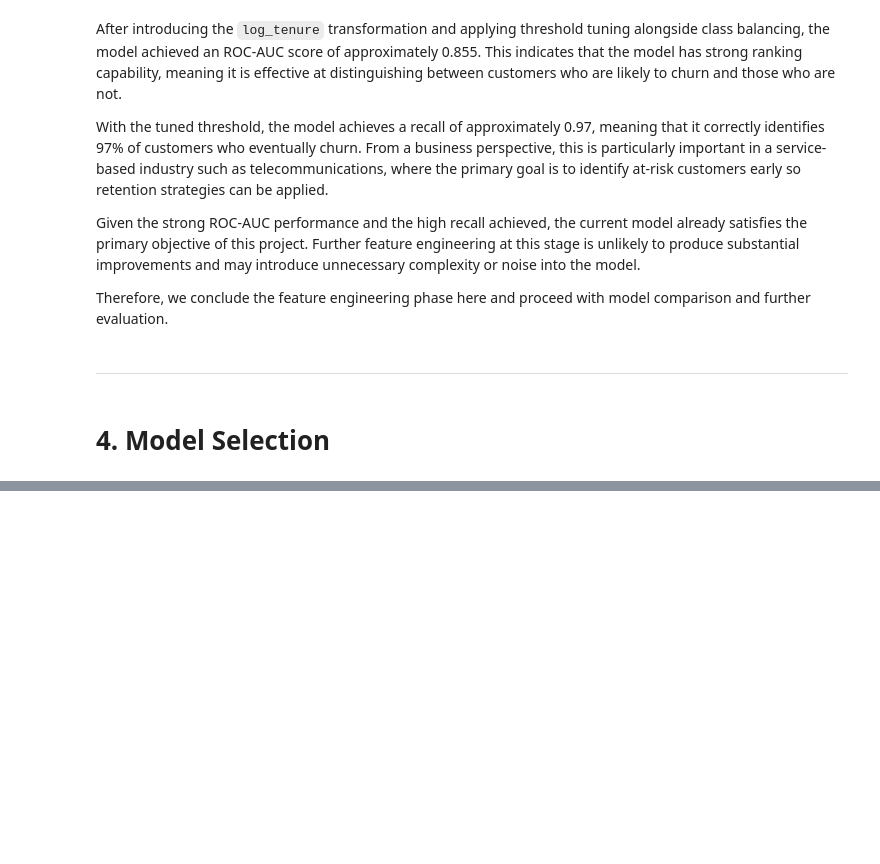
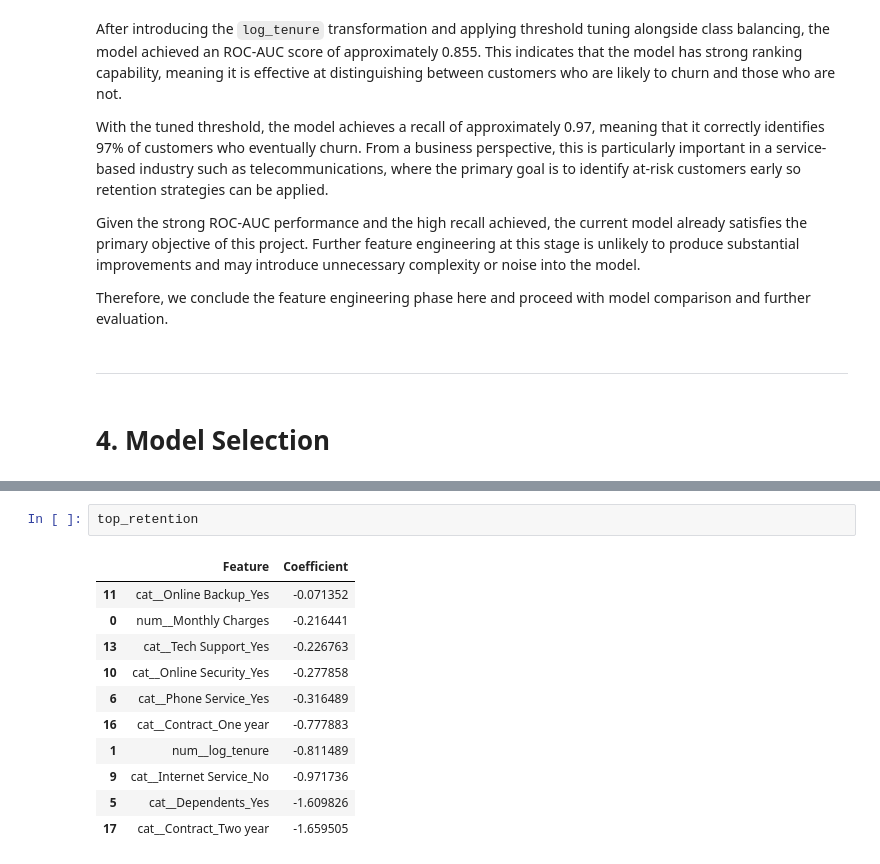
Before and after one commit to alinazir105/Customer-Intelligence-System, a Jupyter notebook: Notebook.ipynb, the cells around one changed output, grey strips where cells are left out. Saved outputs shown, nothing was run; the diff lists cells and outputs as text; blank space fills up the shorter version.

```diff
--- a/Notebook.ipynb
+++ b/Notebook.ipynb
@@ -947,0 +1016,14 @@ preprocessor = ColumnTransformer(
+# %%
+top_retention
+# %% [output]
+|  | Feature | Coefficient |
+| 11 | cat__Online Backup_Yes | -0.071352 |
+| 0 | num__Monthly Charges | -0.216441 |
+| 13 | cat__Tech Support_Yes | -0.226763 |
+| 10 | cat__Online Security_Yes | -0.277858 |
+| 6 | cat__Phone Service_Yes | -0.316489 |
+| 16 | cat__Contract_One year | -0.777883 |
+| 1 | num__log_tenure | -0.811489 |
+| 9 | cat__Internet Service_No | -0.971736 |
+| 5 | cat__Dependents_Yes | -1.609826 |
+| 17 | cat__Contract_Two year | -1.659505 |
```
Also changed, not shown: parts of 28 cells of this notebook.
